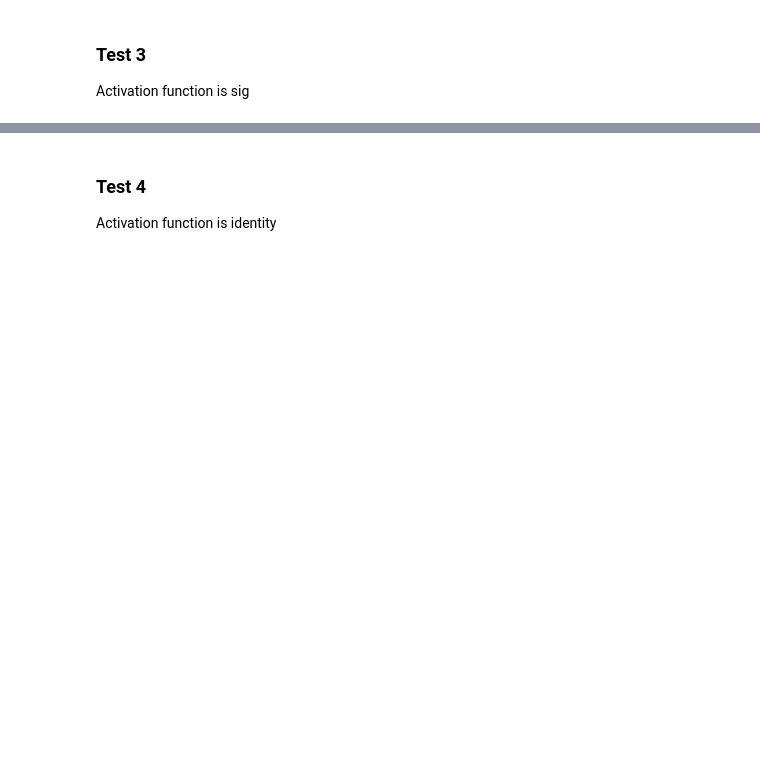
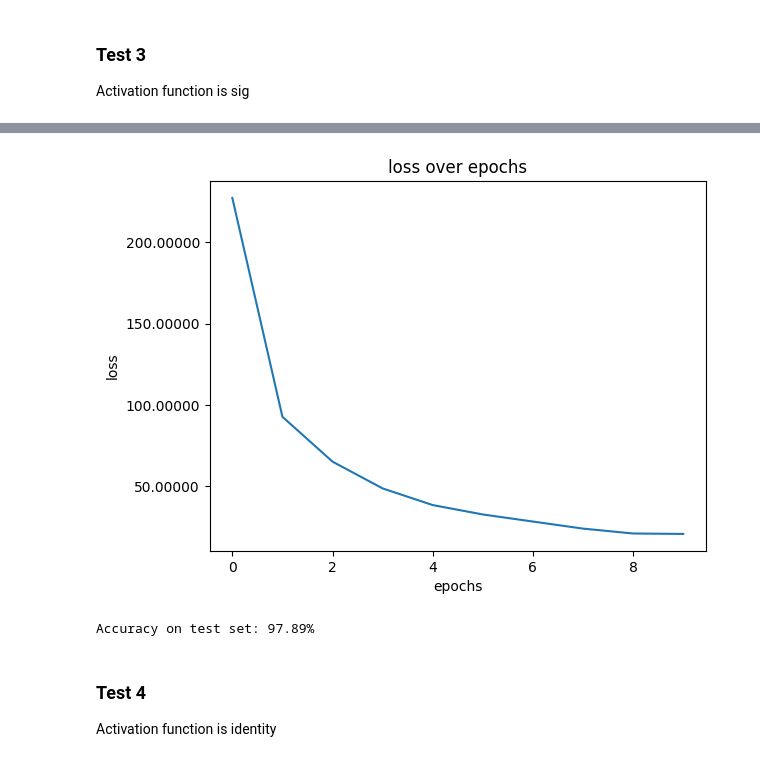
Before and after one commit to SmeysyaHromche/ML, a Jupyter notebook: nn_mnist/nn_mnist.ipynb, the cells around one changed output, grey strips where cells are left out. Drawn from its saved outputs; the diff is of its cells as text; code cells hidden in the pictures; blank space fills up the shorter version.

```diff
--- a/nn_mnist/nn_mnist.ipynb
+++ b/nn_mnist/nn_mnist.ipynb
@@ -151,5 +235,6 @@ RuntimeError: mat1 and mat2 shapes cannot be multiplied (64x256 and 512x128)
 ### Test 3
 Activation function is sig
 # %%
-config = parse_config('config/config3.json')
+config = parse_config('config/config3.json', VALID_JSON)
 learning(config)
+# %% [output]
@@ -156,3 +251,5 @@ learning(config)
+[figure, added]
+Accuracy on test set: 97.89%
 # %% [markdown]
 ### Test 4
 Activation function is identity
```
Also changed, not shown: parts of 21 cells of this notebook.
